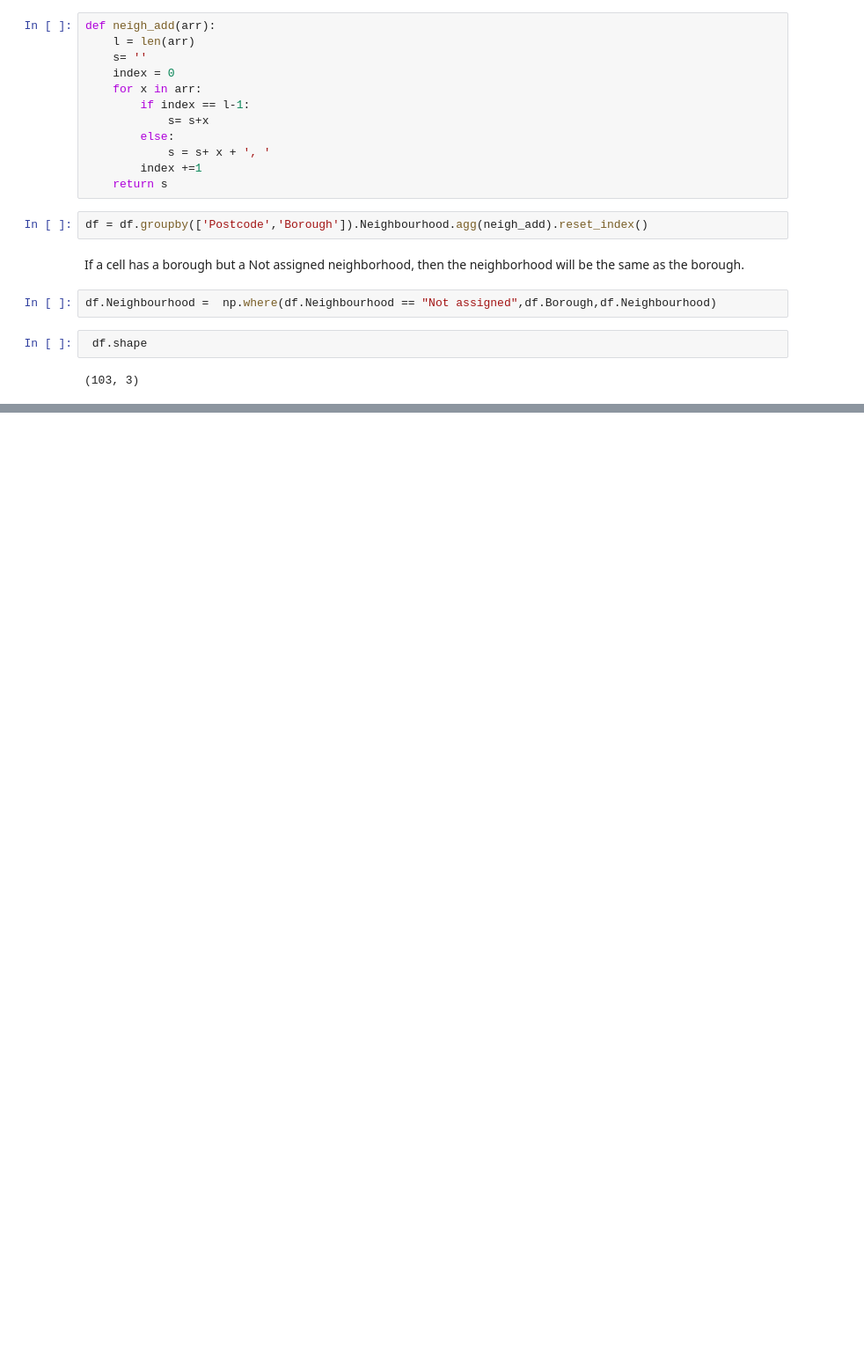
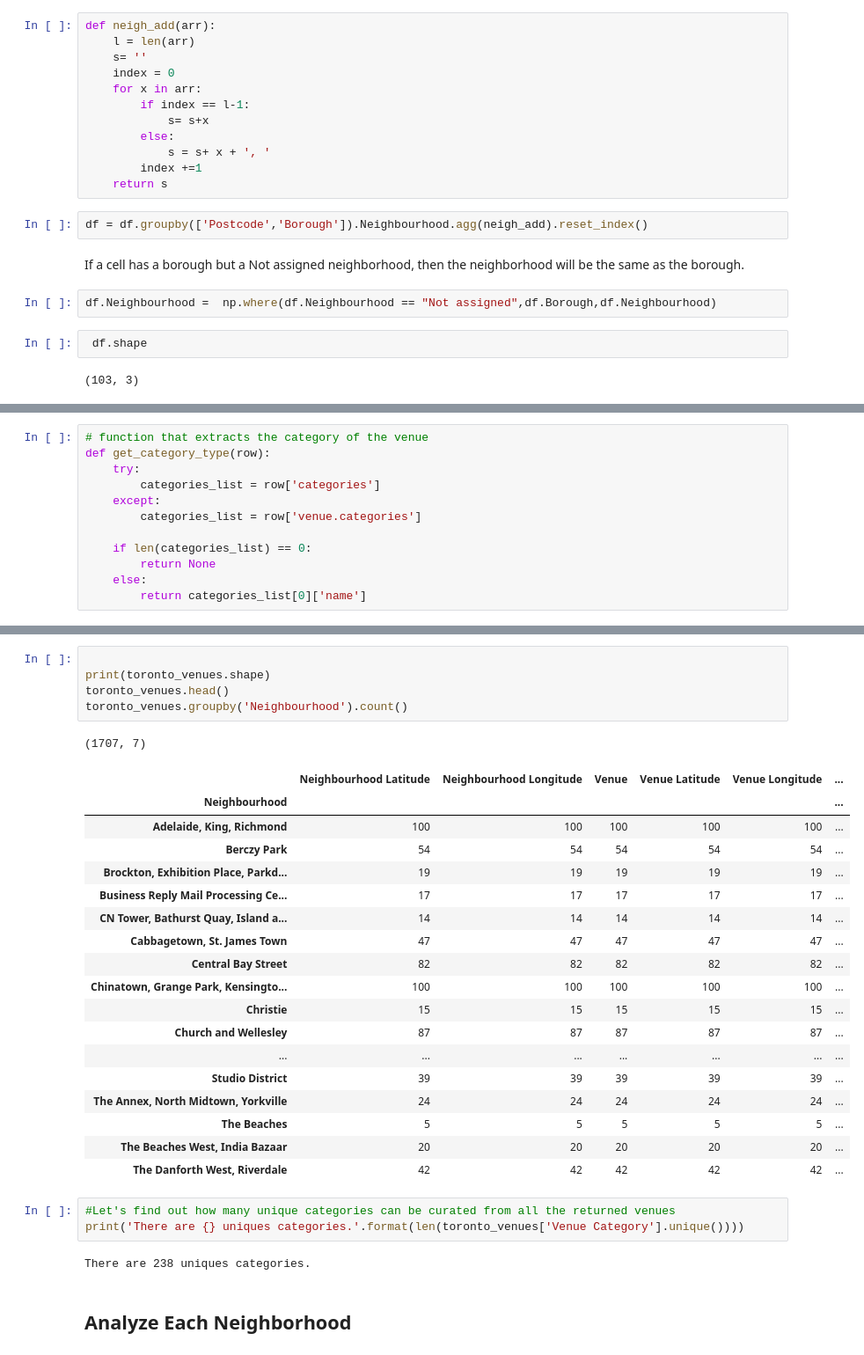
Before and after one commit to DeepikaGill/Clustering-and-Segmentation, a Jupyter notebook: Clustering and Segmentation.ipynb, the cells around one changed output, grey strips where cells are left out. Shown: that part at 88% size. Drawn from its saved outputs; the diff is of its cells as text; blank space fills up the shorter version.

```diff
--- a/Clustering and Segmentation.ipynb
+++ b/Clustering and Segmentation.ipynb
@@ -83,0 +292,12 @@ df
+# %%
+# function that extracts the category of the venue
+def get_category_type(row):
+    try:
+        categories_list = row['categories']
+    except:
+        categories_list = row['venue.categories']
+
+    if len(categories_list) == 0:
+        return None
+    else:
+        return categories_list[0]['name']
@@ -83,0 +403,32 @@ df
+# %%
+
+print(toronto_venues.shape)
+toronto_venues.head()
+toronto_venues.groupby('Neighbourhood').count()
+# %% [output]
+(1707, 7)
+|  | Neighbourhood Latitude | Neighbourhood Longitude | Venue | Venue Latitude | Venue Longitude | ... |
+| Neighbourhood |  |  |  |  |  | ... |
+| Adelaide, King, Richmond | 100 | 100 | 100 | 100 | 100 | ... |
+| Berczy Park | 54 | 54 | 54 | 54 | 54 | ... |
+| Brockton, Exhibition Place, Parkd... | 19 | 19 | 19 | 19 | 19 | ... |
+| Business Reply Mail Processing Ce... | 17 | 17 | 17 | 17 | 17 | ... |
+| CN Tower, Bathurst Quay, Island a... | 14 | 14 | 14 | 14 | 14 | ... |
+| Cabbagetown, St. James Town | 47 | 47 | 47 | 47 | 47 | ... |
+| Central Bay Street | 82 | 82 | 82 | 82 | 82 | ... |
+| Chinatown, Grange Park, Kensingto... | 100 | 100 | 100 | 100 | 100 | ... |
+| Christie | 15 | 15 | 15 | 15 | 15 | ... |
+| Church and Wellesley | 87 | 87 | 87 | 87 | 87 | ... |
+| ... | ... | ... | ... | ... | ... | ... |
+| Studio District | 39 | 39 | 39 | 39 | 39 | ... |
+| The Annex, North Midtown, Yorkville | 24 | 24 | 24 | 24 | 24 | ... |
+| The Beaches | 5 | 5 | 5 | 5 | 5 | ... |
+| The Beaches West, India Bazaar | 20 | 20 | 20 | 20 | 20 | ... |
+| The Danforth West, Riverdale | 42 | 42 | 42 | 42 | 42 | ... |
+# %%
+#Let's find out how many unique categories can be curated from all the returned venues
+print('There are {} uniques categories.'.format(len(toronto_venues['Venue Category'].unique())))
+# %% [output]
+There are 238 uniques categories.
+# %% [markdown]
+ ## Analyze Each Neighborhood
```
Also changed, not shown: parts of 37 cells of this notebook.
